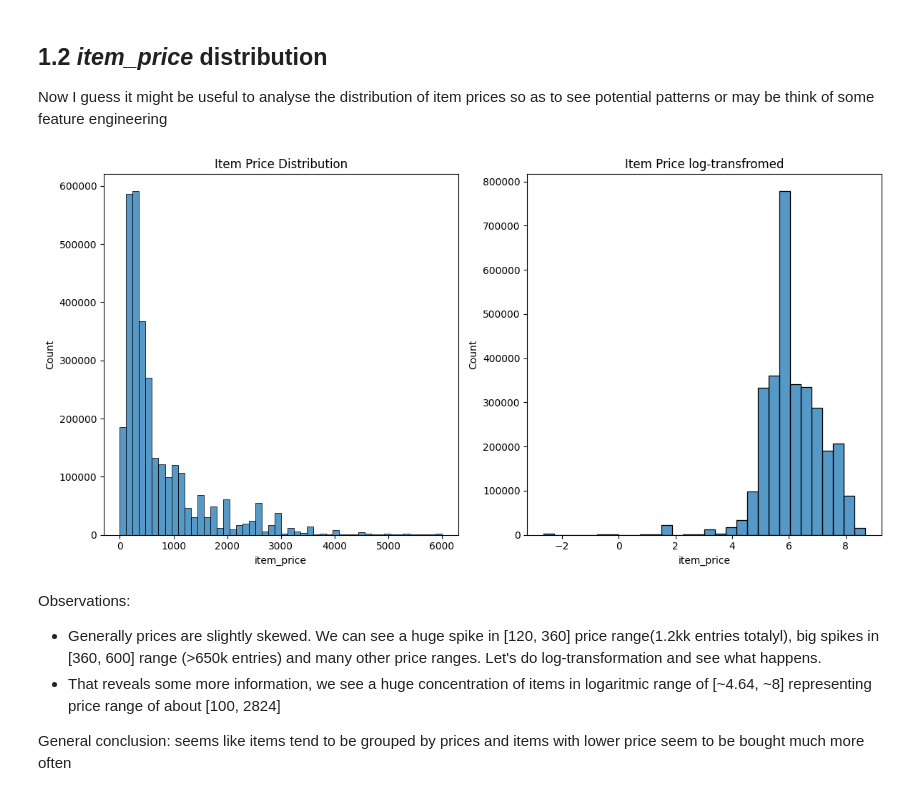
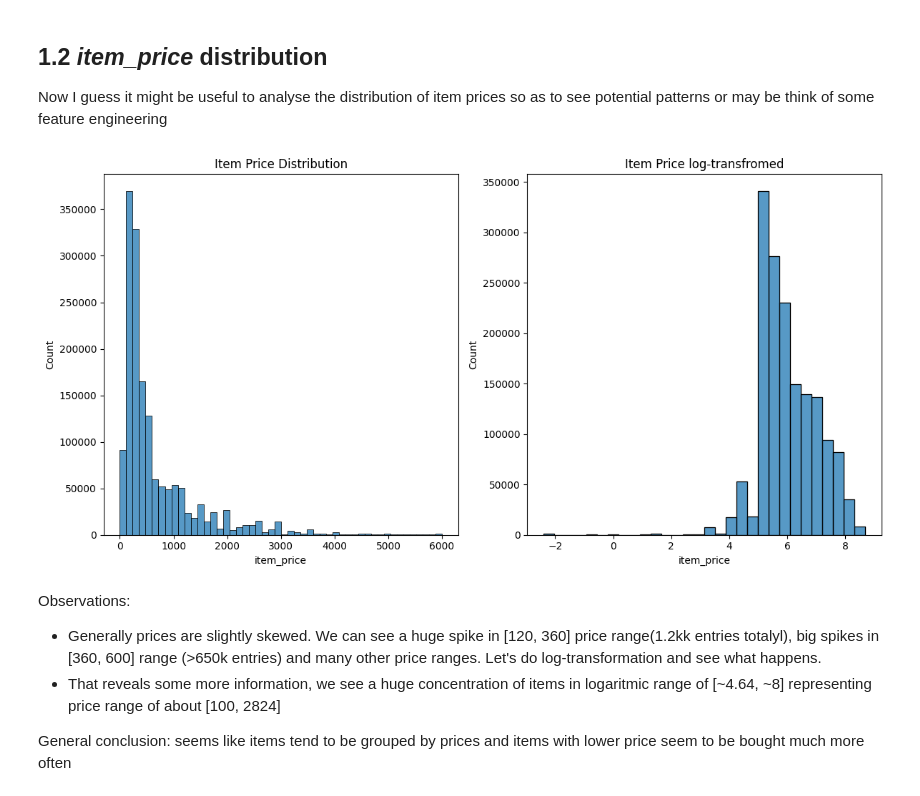
Before and after one commit to Dybal-Ilia/Innowise-Dybal, a Jupyter notebook: notebooks/EDA.ipynb, the cells around one changed output. Drawn from its saved outputs; the diff is of its cells as text; code cells hidden in the pictures.

Commit message:
DS/1.2 feat: added aggregation, so that we can analyze monthly sales, due to this updated distribution plots and explanations

```diff
--- a/notebooks/EDA.ipynb
+++ b/notebooks/EDA.ipynb
@@ -42,3 +42,17 @@ train.head(5)
 | 2 | 2013-01-06 | 0 | 25 | 2554 | 1709.05 | 1.0 | deep purple who do you think we a... | 58 | ... |
 | 3 | 2013-01-15 | 0 | 25 | 2555 | 1099.00 | 1.0 | deep purple 30 very best of 2cd фирм | 56 | ... |
 | 4 | 2013-01-10 | 0 | 25 | 2564 | 349.00 | 1.0 | deep purple perihelion live in co... | 59 | ... |
+# %%
+monthly_sales = train.groupby(['period', 'item_id', 'shop_id']).agg({
+    'item_price':'mean',
+    'item_cnt_day':'sum',
+    'item_name': 'first',
+    'item_category_id': 'first',
+    'item_category_name': 'first',
+    'shop_name':'first',
+    'city':'first',
+    'year':'first',
+    'month':'first',
+}).reset_index().rename(columns={'item_cnt_day':'item_cnt_month'})
+monthly_sales['monthly_revenue'] = monthly_sales.loc[:,'item_price'] * monthly_sales.loc[:,'item_cnt_month']
+monthly_sales
@@ -72,17 +103,17 @@ Now I guess it might be useful to analyse the distribution of item prices so as
 # %%
 fig, axes = plt.subplots(1, 2, figsize=(12,6))
 
-sns.histplot(train['item_price'], bins=50, ax=axes[0])
+sns.histplot(monthly_sales['item_price'], bins=50, ax=axes[0])
 axes[0].set_title('Item Price Distribution')
 
 
-sns.histplot(np.log(train['item_price']), bins=30, ax=axes[1])
+sns.histplot(np.log(monthly_sales['item_price']), bins=30, ax=axes[1])
 axes[1].set_title('Item Price log-transfromed')
 
 plt.tight_layout()
 plt.show()
 # %% [output]
-[figure, old version]
+[figure, new version]
 # %% [markdown]
 Observations:
 - Generally prices are slightly skewed. We can see a huge spike in [120, 360] price range(1.2kk entries totalyl), big spikes in [360, 600] range (>650k entries) and many other price ranges. Let's do log-transformation and see what happens.
```
Also changed, not shown: parts of 4 cells of this notebook.
